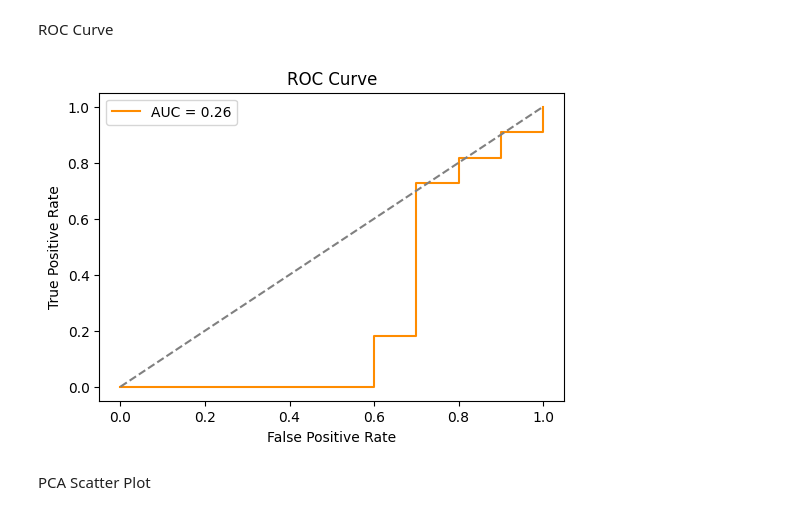
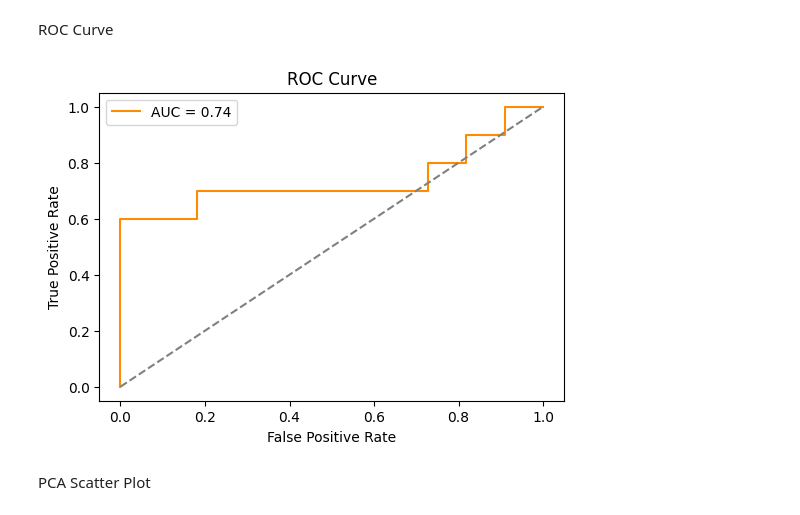
Before and after one commit to SubJayasek2002/Rock-vs-Mine_Prediction, a Jupyter notebook: Rock_vs_Mine_Prediction.ipynb, the cells around one changed output. Saved outputs shown, nothing was run; the diff lists cells and outputs as text; code cells hidden in the pictures.

```diff
--- a/Rock_vs_Mine_Prediction.ipynb
+++ b/Rock_vs_Mine_Prediction.ipynb
@@ -12,7 +12,7 @@ from sklearn.metrics import accuracy_score
 Data Collection and Data Processing
 # %%
 #Loading the dataset to a pandas Dataframe
-sonar_data = pd.read_csv('/content/Copy of sonar data.csv',header=None)
+sonar_data = pd.read_csv('Copy of sonar data.csv',header=None)
 # %%
 sonar_data.head()
 # %% [output]
@@ -191,28 +191,28 @@ ROC Curve
 # %%
 from sklearn.metrics import roc_curve, roc_auc_score
 import matplotlib.pyplot as plt
 
-# Convert target labels to numeric: Rock=0, Mine=1
-y_test_numeric = Y_test.map({'R':0,'M':1})
+# Convert target labels to numeric: Rock=1, Mine=0
+y_test_numeric = Y_test.map({'R':1,'M':0})
 
 # Get probability of positive class (Mine)
 y_prob = model.predict_proba(X_test)[:,1]
 
 # Compute ROC curve
 fpr, tpr, thresholds = roc_curve(y_test_numeric, y_prob)
 auc_score = roc_auc_score(y_test_numeric, y_prob)
 
 # Plot ROC curve
 plt.figure(figsize=(6,4))
 plt.plot(fpr, tpr, color='darkorange', label=f'AUC = {auc_score:.2f}')
 plt.plot([0,1],[0,1],'--', color='gray')  # diagonal line = random guessing
 plt.xlabel('False Positive Rate')
 plt.ylabel('True Positive Rate')
 plt.title('ROC Curve')
 plt.legend()
 plt.show()
 # %% [output]
-[figure, old version]
+[figure, new version]
 # %% [markdown]
 PCA Scatter Plot
 # %%
```
